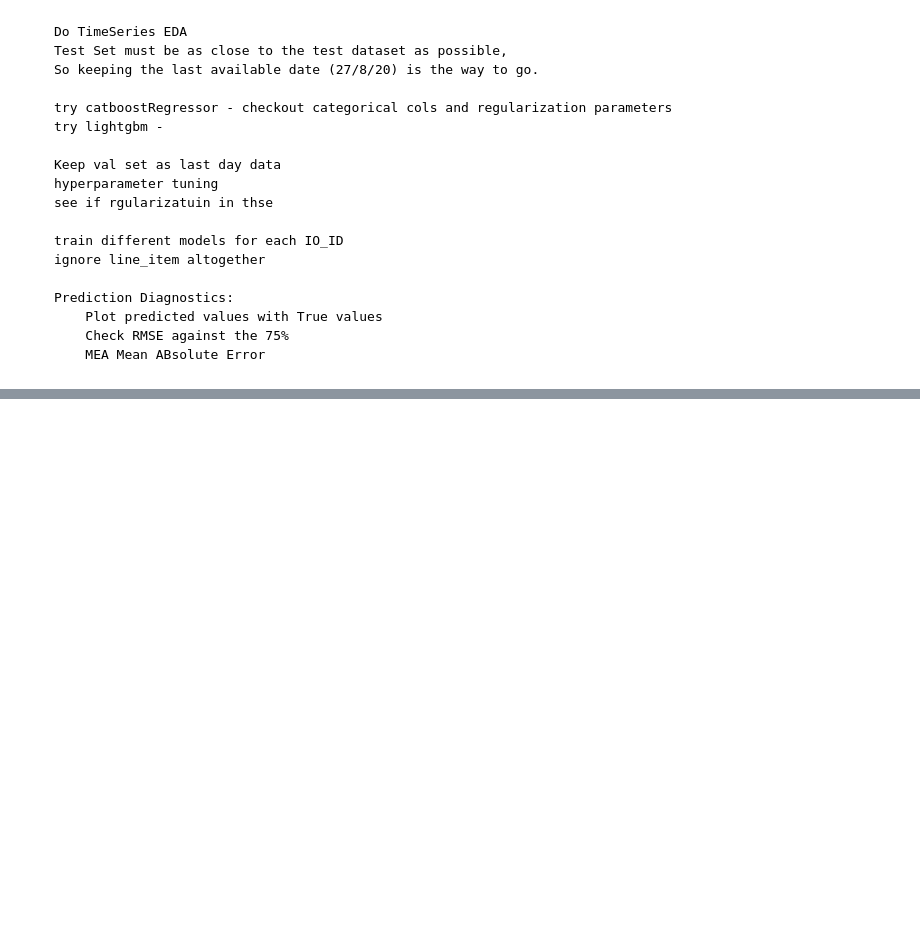
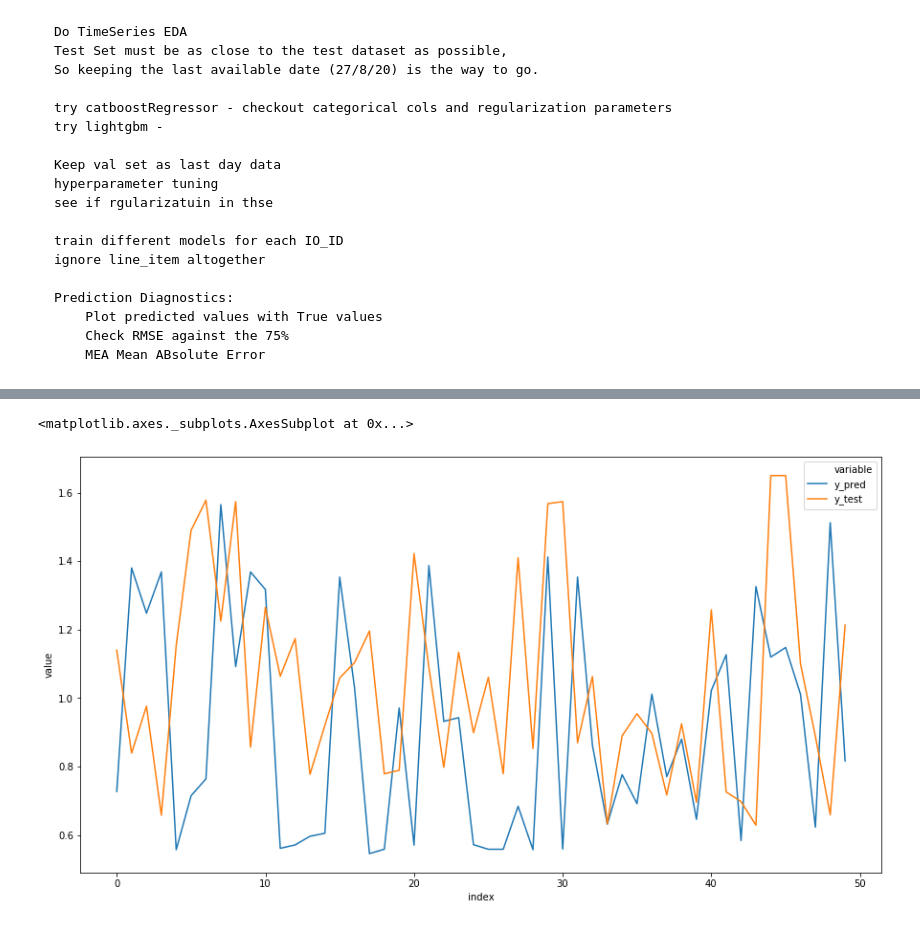
Before and after one commit to shiva-kumarj/CPM-prediction-with-MiQ, a Jupyter notebook: code/CPM_model training.ipynb, the cells around one changed output, grey strips where cells are left out. Saved outputs shown, nothing was run; the diff lists cells and outputs as text; code cells hidden in the pictures; blank space fills up the shorter version.

```diff
--- a/code/CPM_model training.ipynb
+++ b/code/CPM_model training.ipynb
@@ -398,6 +335,0 @@ y_pred = model.predict(X_test)
-# %%
-y_pred = list(y_pred)
-y_test = list(y_test)
-dict_test = {'y_pred': y_pred, 'y_test':y_test}
-
-plot_this = pd.DataFrame(dict_test)
@@ -423,0 +340,14 @@ TypeError: Index(...) must be called with a collection of some kind, 'y_pred' wa
+# %%
+parameters = {
+    'max_iter': [200, 500, 700],
+    'learning_rate': list(np.round(np.linspace(0.05, 0.1, 5), 2)),
+    'max_depth' : list(np.arange(10, 80, 10)),
+    'max_leaf_nodes' : list(np.arange(3, 30, 3)),
+    'l2_regularization': [5, 10, 15],
+    'scoring': ['neg_mean_absolute_error', 'neg_median_absolute_error'],
+    'random_state' : [seed],
+    'loss' : ['least_absolute_deviation'],
+    'n_iter_no_change' : [10],
+    'tol' : [1e-02],
+    'verbose': [4],
+ }
@@ -423,0 +365,4 @@ TypeError: Index(...) must be called with a collection of some kind, 'y_pred' wa
+# %%
+cv_model = RandomizedSearchCV(HistGradientBoostingRegressor(),
+                              parameters, n_jobs = -1,
+                             cv = 10, verbose = 3)
@@ -451,0 +502,21 @@ print("MSE on train: {}".format(mse_train))
+# %%
+# get the values in 25% and 75% of y_test
+y_test_quantile = y_test_ser[pd.qcut(y_test_ser, q = [0.25, 0.75], labels=False).dropna().index]
+y_pred_quantile = y_pred_test[pd.qcut(y_test_ser, q = [0.25, 0.75], labels=False).dropna().index]
+# %%
+# plot the corresponding y_pred to y_test in quantile range
+import seaborn as sns
+
+#y_pred = list(y_pred_test)
+y_test_plot = list(y_test_quantile[100:150])
+#y_test = list(y_test_ser)
+y_pred_plot = list(y_pred_quantile[100:150])
+dict_test = {'y_pred': y_pred_plot, 'y_test':y_test_plot}
+plt.figure(figsize = (15, 8))
+prediction_viz = pd.DataFrame(dict_test)
+
+sns.lineplot(x = 'index', y = 'value', hue = 'variable',
+             data = pd.melt(prediction_viz.reset_index(), ['index']))
+# %% [output]
+<matplotlib.axes._subplots.AxesSubplot at 0x...>
+[figure, added]
```
Also changed, not shown: parts of 35 cells of this notebook.
